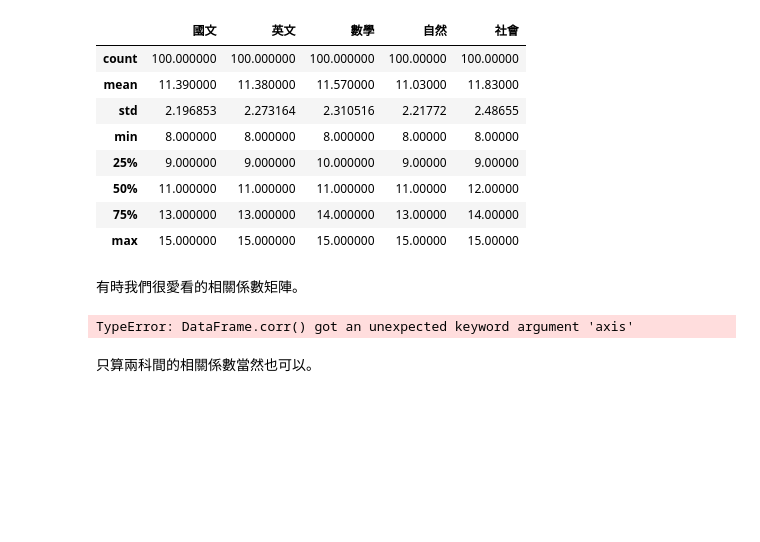
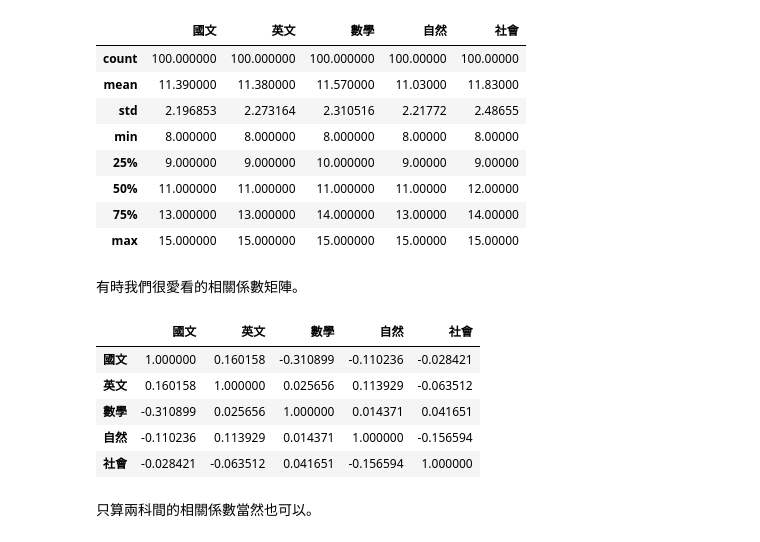
Before and after one commit to Yueh0315/IMLP, a Jupyter notebook: Unit02/2.2.2_Pandas數據分析.ipynb, the cells around one changed output. Cells and saved outputs as stored; diff of their text form; code cells hidden in the pictures; blank space fills up the shorter version.

```diff
--- a/Unit02/2.2.2_Pandas數據分析.ipynb
+++ b/Unit02/2.2.2_Pandas數據分析.ipynb
@@ -141,10 +141,16 @@ df.describe()
 | max | 15.000000 | 15.000000 | 15.000000 | 15.00000 | 15.00000 |
 # %% [markdown]
 有時我們很愛看的相關係數矩陣。
-# %%
-df.corr()
-# %% [output]
-TypeError: DataFrame.corr() got an unexpected keyword argument 'axis'
+# %%
+df_nnmaes = df.drop(columns=['姓名']).copy()
+df_nnmaes.corr()
+# %% [output]
+|  | 國文 | 英文 | 數學 | 自然 | 社會 |
+| 國文 | 1.000000 | 0.160158 | -0.310899 | -0.110236 | -0.028421 |
+| 英文 | 0.160158 | 1.000000 | 0.025656 | 0.113929 | -0.063512 |
+| 數學 | -0.310899 | 0.025656 | 1.000000 | 0.014371 | 0.041651 |
+| 自然 | -0.110236 | 0.113929 | 0.014371 | 1.000000 | -0.156594 |
+| 社會 | -0.028421 | -0.063512 | 0.041651 | -0.156594 | 1.000000 |
 # %% [markdown]
 只算兩科間的相關係數當然也可以。
 # %%
```
Also changed, not shown: parts of 3 cells of this notebook, 2 other files.
